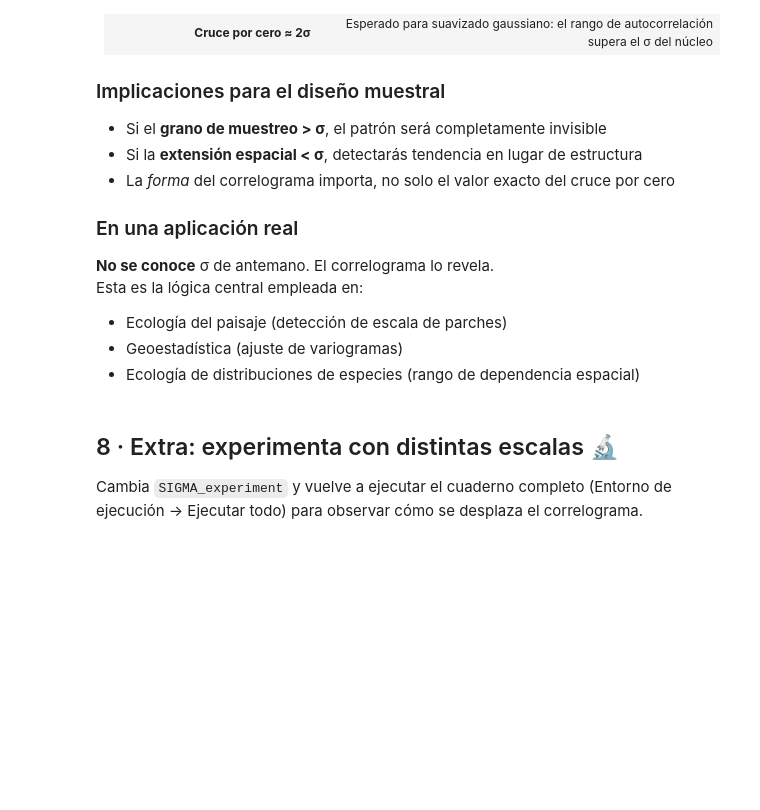
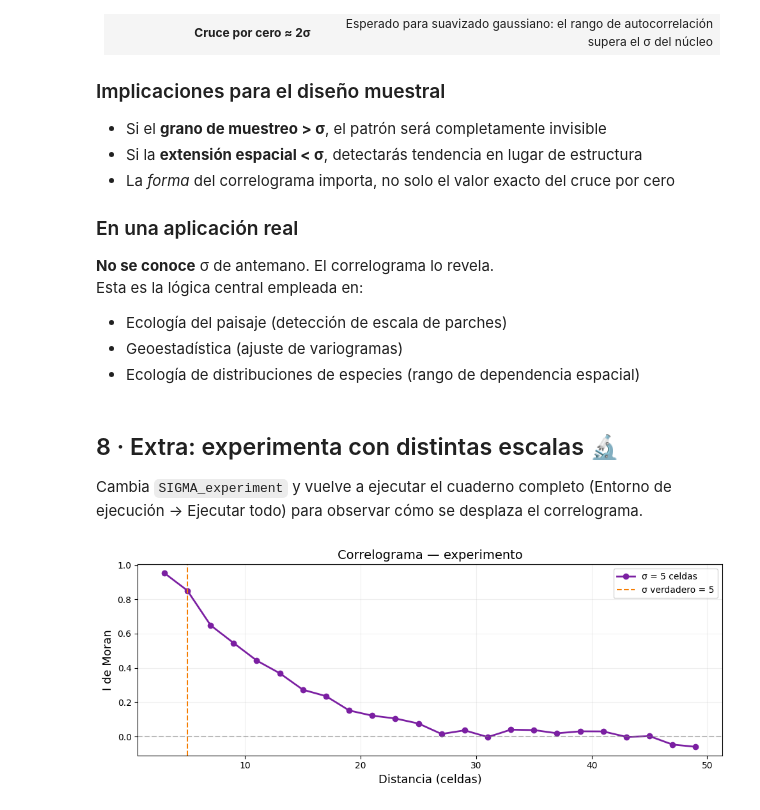
Before and after one commit to horaciosamaniego/cbit241, a Jupyter notebook: ejemplo_autocorrelacion_espacial.ipynb, the cells around one changed output. Cells and saved outputs as stored; diff of their text form; code cells hidden in the pictures; blank space fills up the shorter version.

```diff
--- a/ejemplo_autocorrelacion_espacial.ipynb
+++ b/ejemplo_autocorrelacion_espacial.ipynb
@@ -233,35 +301,37 @@ Esta es la lógica central empleada en:
 
 Cambia `SIGMA_experiment` y vuelve a ejecutar el cuaderno completo (Entorno de ejecución → Ejecutar todo) para observar cómo se desplaza el correlograma.
 # %%
-# ── Experimenta aquí ─────────────────────────────────────────
-SIGMA_experiment = 8   # prueba 5, 10, 20, 30 …
+# ── Mueve esta "perilla" (cambia el valor) ───────────────────
+SIGMA_experiment = 5   # prueba 5, 10, 20, 30 …
 # ─────────────────────────────────────────────────────────────
 
 landscape_exp = gaussian_filter(np.random.randn(n, n), sigma=SIGMA_experiment)
 xs_e = np.random.randint(0, n, n_samples)
 ys_e = np.random.randint(0, n, n_samples)
 values_e   = np.array([landscape_exp[x, y] for x, y in zip(xs_e, ys_e)])
 coords_e   = np.column_stack([xs_e, ys_e])
 dists_e    = cdist(coords_e, coords_e)
 dev_e      = values_e - np.mean(values_e)
 var_e      = np.sum(dev_e**2)
 
 mi_exp = []
 for d in lag_centers:
     W = (dists_e <= d) & (dists_e > d - 2) & (dists_e > 0)
     np_ = W.sum()
     if np_ < 10:
         mi_exp.append(np.nan); continue
     mi_exp.append(len(values_e) * np.sum(W * np.outer(dev_e, dev_e)) / (np_ * var_e))
 
 fig, ax = plt.subplots(figsize=(10, 4))
 ax.plot(lag_centers, mi_exp, 'o-', color='#7B1FA2', linewidth=2,
         label=f"σ = {SIGMA_experiment} celdas")
 ax.axhline(0, color='gray', linestyle='--', alpha=0.5)
 ax.axvline(x=SIGMA_experiment, color='#F57C00', linestyle='--',
            label=f'σ verdadero = {SIGMA_experiment}')
-ax.set_xlabel('Distancia de rezago (celdas)', fontsize=13)
+ax.set_xlabel('Distancia (celdas)', fontsize=13)
 ax.set_ylabel("I de Moran", fontsize=13)
 ax.set_title('Correlograma — experimento', fontsize=14)
 ax.legend(); ax.grid(True, alpha=0.2)
 plt.tight_layout(); plt.show()
+# %% [output]
+[figure, added]
```
Also changed, not shown: parts of 8 cells of this notebook.
